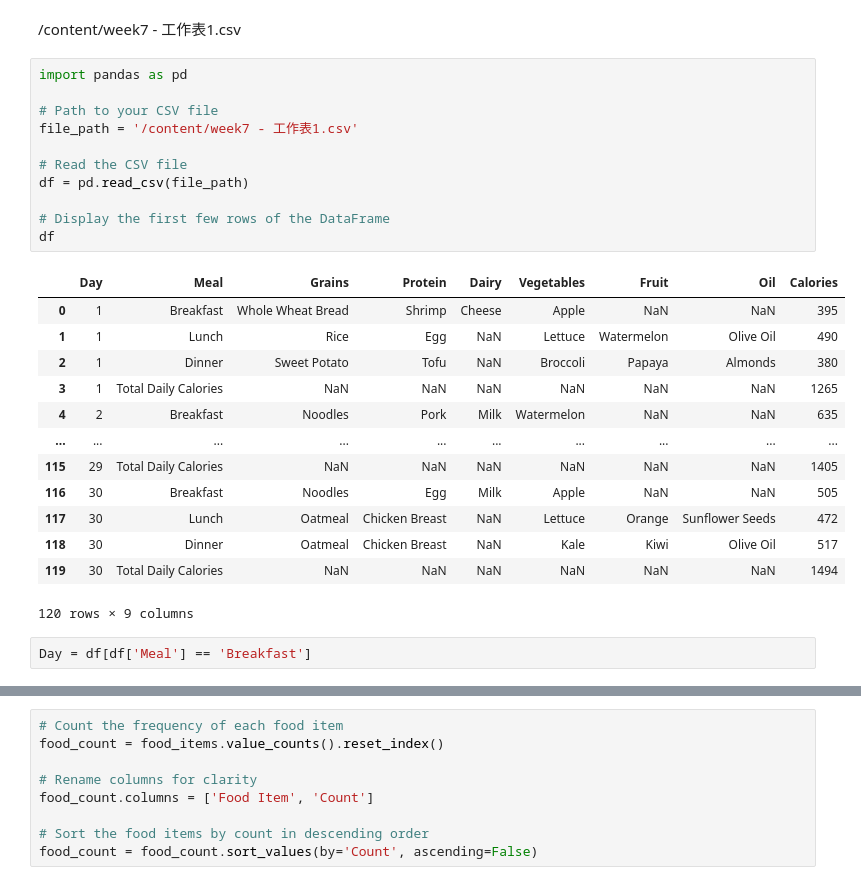
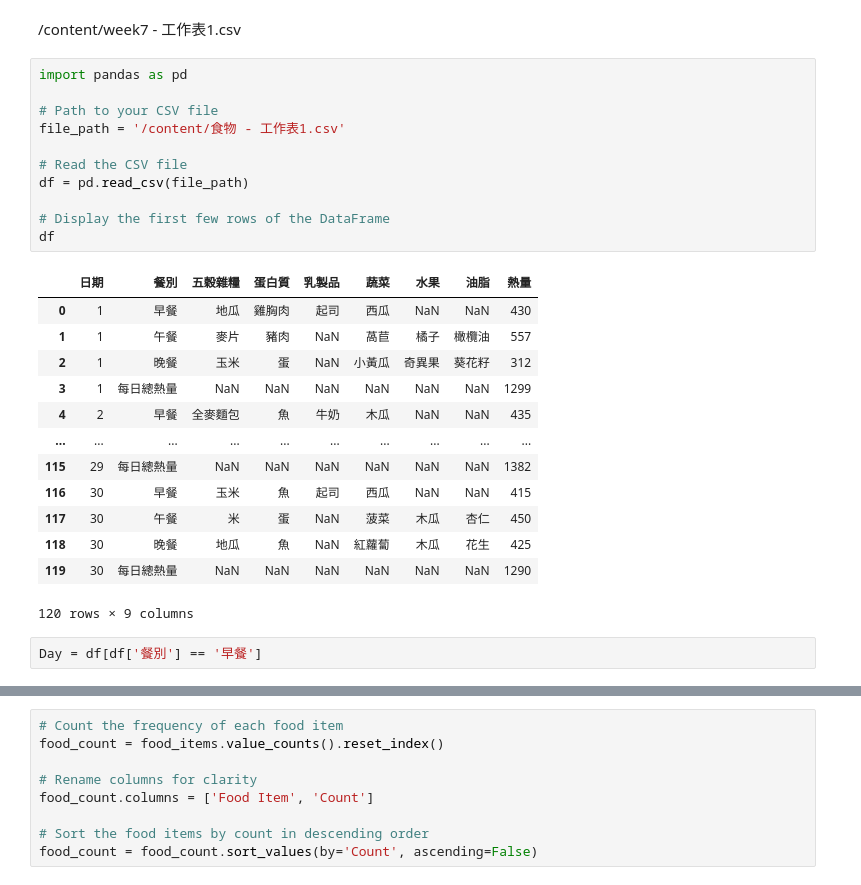
Before and after one commit to Huwalli/PLta, a Jupyter notebook: 資料視覺化.ipynb, the cells around one changed output, grey strips where cells are left out. Cells and saved outputs as stored; diff of their text form.

```diff
--- a/資料視覺化.ipynb
+++ b/資料視覺化.ipynb
@@ -15,30 +15,30 @@ Saving week7 - 工作表1.csv to week7 - 工作表1.csv
 # %%
 import pandas as pd
 
 # Path to your CSV file
-file_path = '/content/week7 - 工作表1.csv'
+file_path = '/content/食物 - 工作表1.csv'
 
 # Read the CSV file
 df = pd.read_csv(file_path)
 
 # Display the first few rows of the DataFrame
 df
 # %% [output]
-|  | Day | Meal | Grains | Protein | Dairy | Vegetables | Fruit | Oil | Calories |
-| 0 | 1 | Breakfast | Whole Wheat Bread | Shrimp | Cheese | Apple | NaN | NaN | 395 |
-| 1 | 1 | Lunch | Rice | Egg | NaN | Lettuce | Watermelon | Olive Oil | 490 |
-| 2 | 1 | Dinner | Sweet Potato | Tofu | NaN | Broccoli | Papaya | Almonds | 380 |
-| 3 | 1 | Total Daily Calories | NaN | NaN | NaN | NaN | NaN | NaN | 1265 |
-| 4 | 2 | Breakfast | Noodles | Pork | Milk | Watermelon | NaN | NaN | 635 |
+|  | 日期 | 餐別 | 五穀雜糧 | 蛋白質 | 乳製品 | 蔬菜 | 水果 | 油脂 | 熱量 |
+| 0 | 1 | 早餐 | 地瓜 | 雞胸肉 | 起司 | 西瓜 | NaN | NaN | 430 |
+| 1 | 1 | 午餐 | 麥片 | 豬肉 | NaN | 萵苣 | 橘子 | 橄欖油 | 557 |
+| 2 | 1 | 晚餐 | 玉米 | 蛋 | NaN | 小黃瓜 | 奇異果 | 葵花籽 | 312 |
+| 3 | 1 | 每日總熱量 | NaN | NaN | NaN | NaN | NaN | NaN | 1299 |
+| 4 | 2 | 早餐 | 全麥麵包 | 魚 | 牛奶 | 木瓜 | NaN | NaN | 435 |
 | ... | ... | ... | ... | ... | ... | ... | ... | ... | ... |
-| 115 | 29 | Total Daily Calories | NaN | NaN | NaN | NaN | NaN | NaN | 1405 |
-| 116 | 30 | Breakfast | Noodles | Egg | Milk | Apple | NaN | NaN | 505 |
-| 117 | 30 | Lunch | Oatmeal | Chicken Breast | NaN | Lettuce | Orange | Sunflower Seeds | 472 |
-| 118 | 30 | Dinner | Oatmeal | Chicken Breast | NaN | Kale | Kiwi | Olive Oil | 517 |
-| 119 | 30 | Total Daily Calories | NaN | NaN | NaN | NaN | NaN | NaN | 1494 |
+| 115 | 29 | 每日總熱量 | NaN | NaN | NaN | NaN | NaN | NaN | 1382 |
+| 116 | 30 | 早餐 | 玉米 | 魚 | 起司 | 西瓜 | NaN | NaN | 415 |
+| 117 | 30 | 午餐 | 米 | 蛋 | NaN | 菠菜 | 木瓜 | 杏仁 | 450 |
+| 118 | 30 | 晚餐 | 地瓜 | 魚 | NaN | 紅蘿蔔 | 木瓜 | 花生 | 425 |
+| 119 | 30 | 每日總熱量 | NaN | NaN | NaN | NaN | NaN | NaN | 1290 |
 120 rows × 9 columns
 # %%
-Day = df[df['Meal'] == 'Breakfast']
+Day = df[df['餐別'] == '早餐']
 # %%
 Day
 # %% [output]
```
Also changed, not shown: parts of 4 cells of this notebook.
